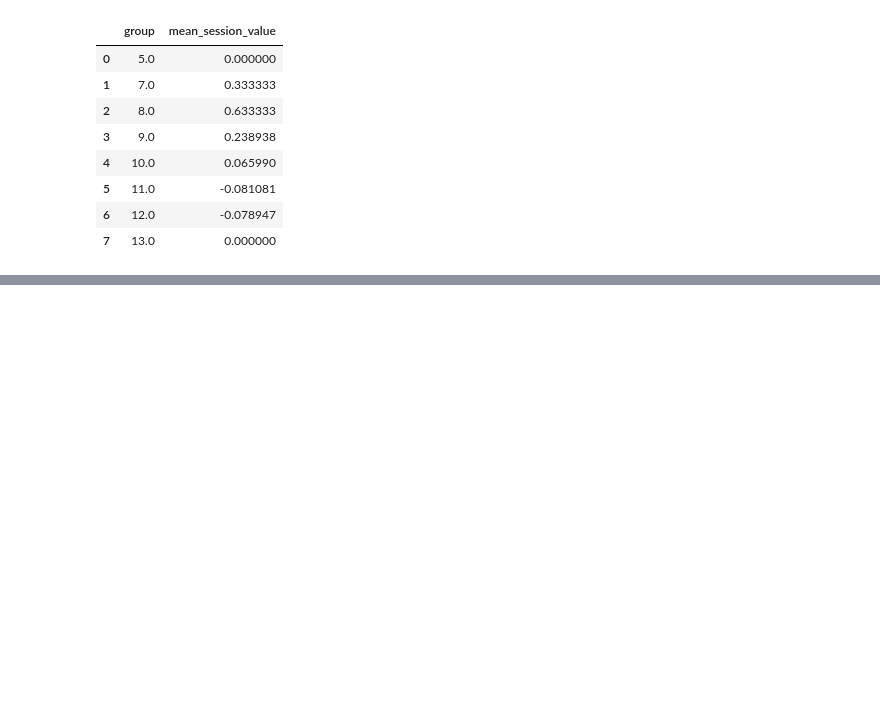
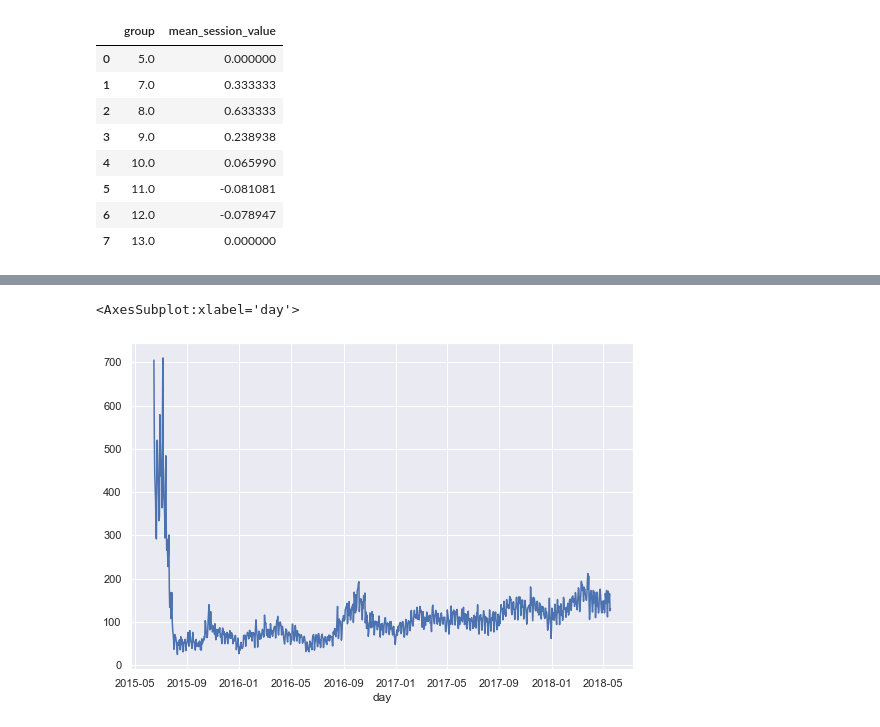
Before and after one commit to AlexDarkstalker/StepikDSMLIntroduction, a Jupyter notebook: module1/DataScienceMachineLearningIntroductionModule1.ipynb, the cells around one changed output, grey strips where cells are left out. Drawn from its saved outputs; the diff is of its cells as text; code cells hidden in the pictures; blank space fills up the shorter version.

```diff
--- a/module1/DataScienceMachineLearningIntroductionModule1.ipynb
+++ b/module1/DataScienceMachineLearningIntroductionModule1.ipynb
@@ -500,0 +466,3 @@ my_stat
+# %%
+event_data_train_df = pd.read_csv('event_data_train.csv')
+event_data_train_df.head()
@@ -500,0 +491,3 @@ my_stat
+# %%
+event_data_train_df['date'] = pd.to_datetime(event_data_train_df.timestamp, unit='s')
+event_data_train_df
@@ -500,0 +512,3 @@ my_stat
+# %%
+event_data_train_df['day'] = event_data_train_df.date.dt.date
+event_data_train_df.head(10)
@@ -500,0 +527,8 @@ my_stat
+# %%
+sns.set(rc={'figure.figsize': (9, 6)})
+# %%
+event_data_train_df.groupby('day') \
+    .user_id.nunique().plot()
+# %% [output]
+<AxesSubplot:xlabel='day'>
+[figure, added]
```
Also changed, not shown: parts of 43 cells of this notebook, 2 other files.
